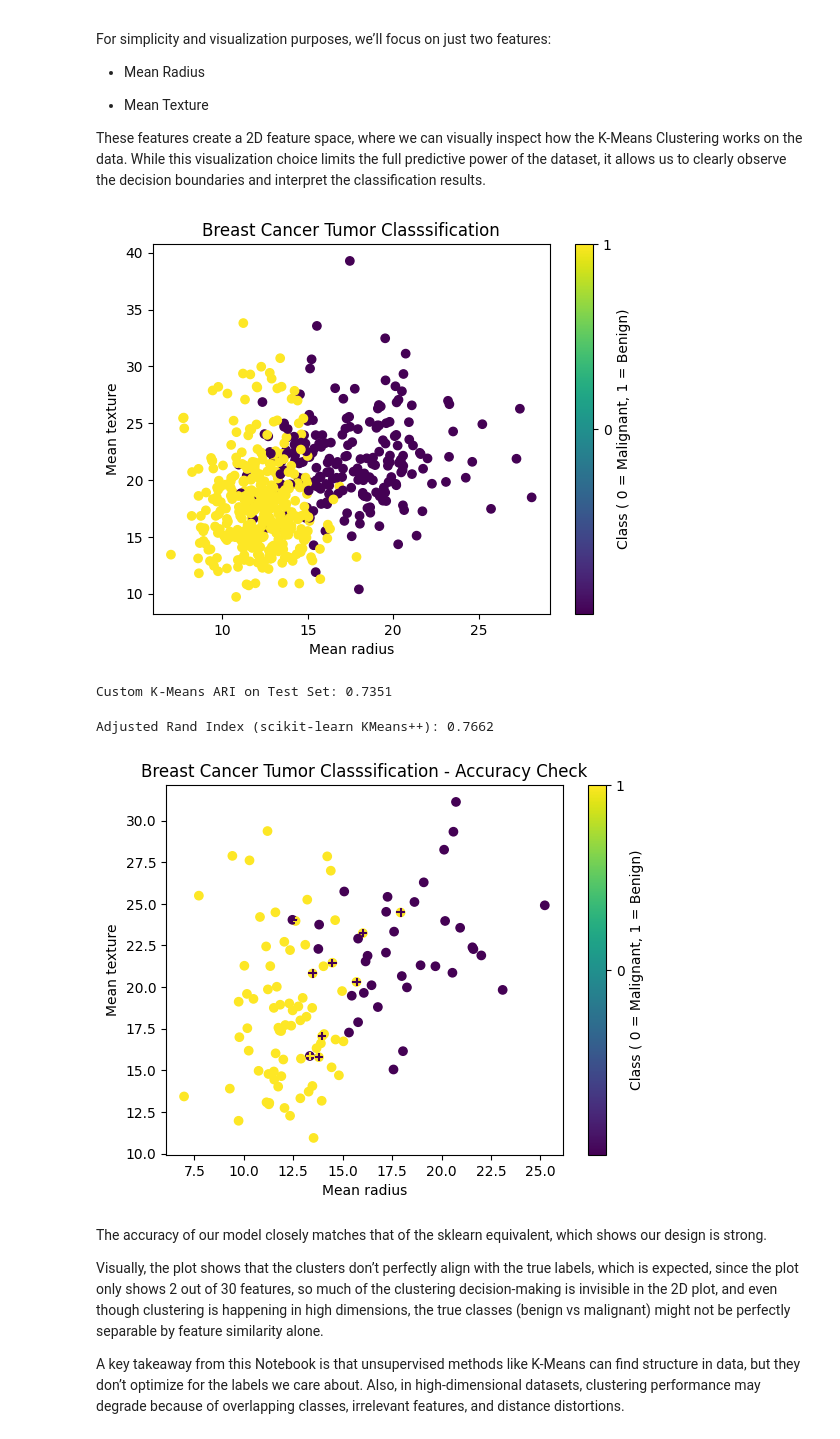
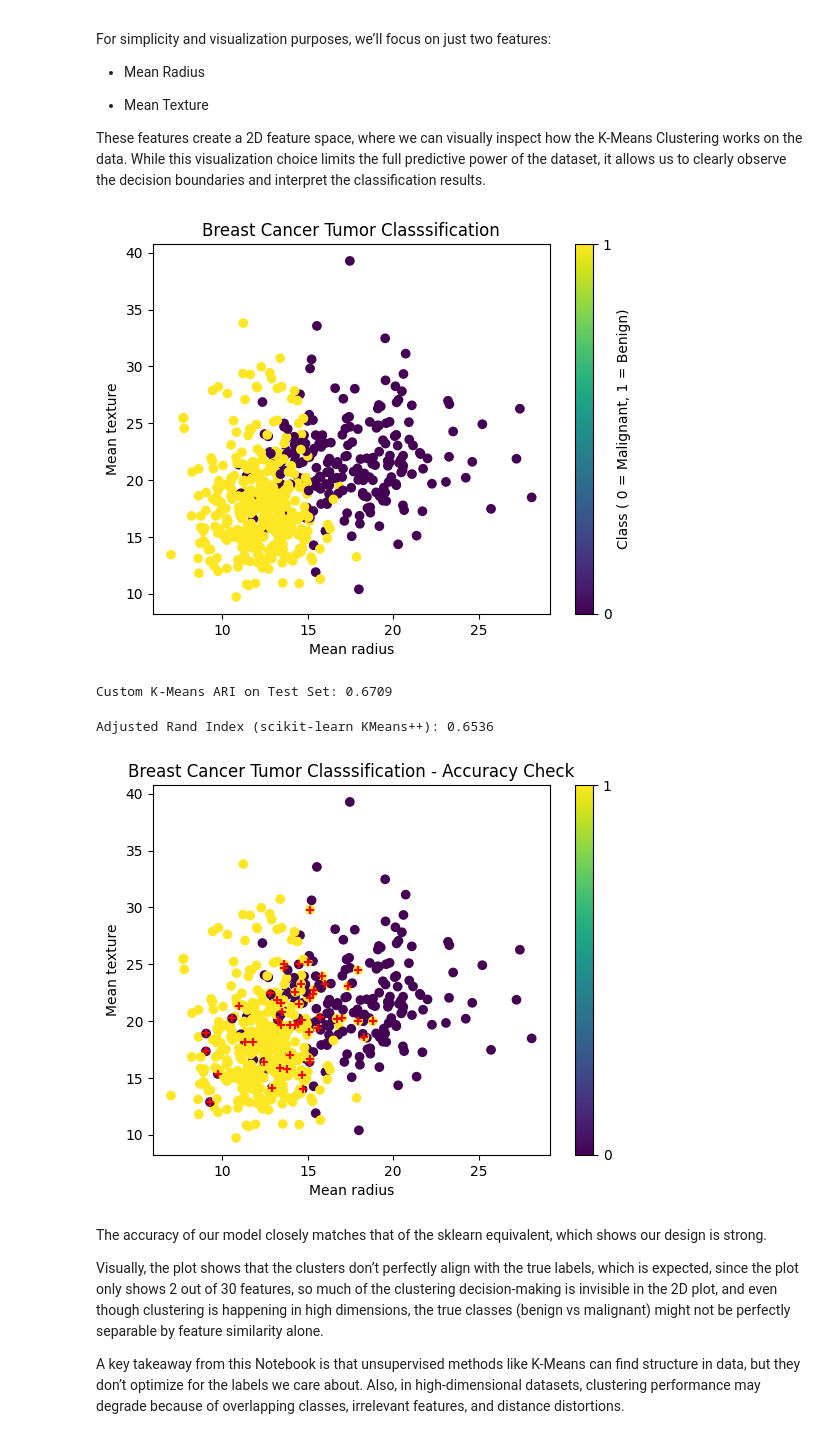
Before and after one commit to giuliandc/CMOR-438, a Jupyter notebook: Unsupervised Learning/K-Means Clustering/K-Means Clustering.ipynb, the cells around one changed output. Drawn from its saved outputs; the diff is of its cells as text; code cells hidden in the pictures.

```diff
--- a/Unsupervised Learning/K-Means Clustering/K-Means Clustering.ipynb
+++ b/Unsupervised Learning/K-Means Clustering/K-Means Clustering.ipynb
@@ -49,8 +49,6 @@ These features create a 2D feature space, where we can visually inspect how the
 #Loading data
 data = load_breast_cancer()
 X, y = data.data, data.target
-y = np.where(y == 0, -1, 1) #Preparing for boost
-X_train, X_test, y_train, y_test = train_test_split(X, y, test_size=0.2, random_state=42)
 
 plt.scatter(X[:, 0], X[:, 1], c=y, cmap='viridis')  # Pick two features to plot
 plt.xlabel('Mean radius')
@@ -63,7 +61,7 @@ cbar.set_label('Class ( 0 = Malignant, 1 = Benign)')
 
 plt.show()
 # %% [output]
-[figure, old version]
+[figure, new version]
 # %%
 class SimpleKMeansPP:
     def __init__(self, n_clusters=3, max_iter=100, tol=1e-4):
@@ -128,39 +126,46 @@ class SimpleKMeansPP:
 # %%
 #Scalling
 scaler = StandardScaler()
-X_train_scaled = scaler.fit_transform(X_train)
-X_test_scaled = scaler.transform(X_test)
+X_scaled = scaler.fit_transform(X)
 # %%
 # Implementing our K-Means
 kmeans_pp = SimpleKMeansPP(n_clusters=2)
-kmeans_pp.fit(X_train_scaled)
-test_preds = kmeans_pp.predict(X_test_scaled)
-ari = adjusted_rand_score(y_test, test_preds)
+kmeans_pp.fit(X_scaled)
+test_preds = kmeans_pp.predict(X_scaled)
+ari = adjusted_rand_score(y, test_preds)
 print(f"Custom K-Means ARI on Test Set: {ari:.4f}")
 # %% [output]
-Custom K-Means ARI on Test Set: 0.7351
+Custom K-Means ARI on Test Set: 0.6709
 # %%
 # Implementing sklearn's K-Means
 sklearn_kmeans = KMeans(n_clusters=2, init='k-means++', n_init=10, random_state=42)
-sklearn_kmeans.fit(X_train_scaled)
-sklearn_preds = sklearn_kmeans.predict(X_test_scaled)
-ari_sklearn = adjusted_rand_score(y_test, sklearn_preds)
+sklearn_kmeans.fit(X_scaled)
+sklearn_preds = sklearn_kmeans.predict(X_scaled)
+ari_sklearn = adjusted_rand_score(y, sklearn_preds)
 print(f"Adjusted Rand Index (scikit-learn KMeans++): {ari_sklearn:.4f}")
 # %% [output]
-Adjusted Rand Index (scikit-learn KMeans++): 0.7662
+Adjusted Rand Index (scikit-learn KMeans++): 0.6536
 # %%
-plt.scatter(X_test[:, 0], X_test[:, 1], c = test_preds)
-plt.scatter(X_test[:, 0], X_test[:, 1], c = y_test, marker = '+')
+mismatch = test_preds!= y
+
+#It is hard to know which cluster is which, but for this dataset, accuracy is higher than 0.5, so if the "mismatches" are too many, the labels are probably flipped!
+if (mismatch).sum() > len(y)/2:
+    mismatch = test_preds == y
+
+# Plot all points by predicted cluster
+scatter = plt.scatter(X[:, 0], X[:, 1], c=test_preds, cmap='viridis', label='Cluster')
+
+# Overlay mismatched points with red '+'
+plt.scatter(X[mismatch, 0], X[mismatch, 1], marker='+', c='red', label='Mismatch')
 
 plt.xlabel('Mean radius')
 plt.ylabel('Mean texture')
 plt.title('Breast Cancer Tumor Classsification - Accuracy Check')
 
 cbar = plt.colorbar()
 cbar.set_ticks([0, 1])
-cbar.set_label('Class ( 0 = Malignant, 1 = Benign)')
 # %% [output]
-[figure, old version]
+[figure, new version]
 # %% [markdown]
 The accuracy of our model closely matches that of the sklearn equivalent, which shows our design is strong.
 
```
